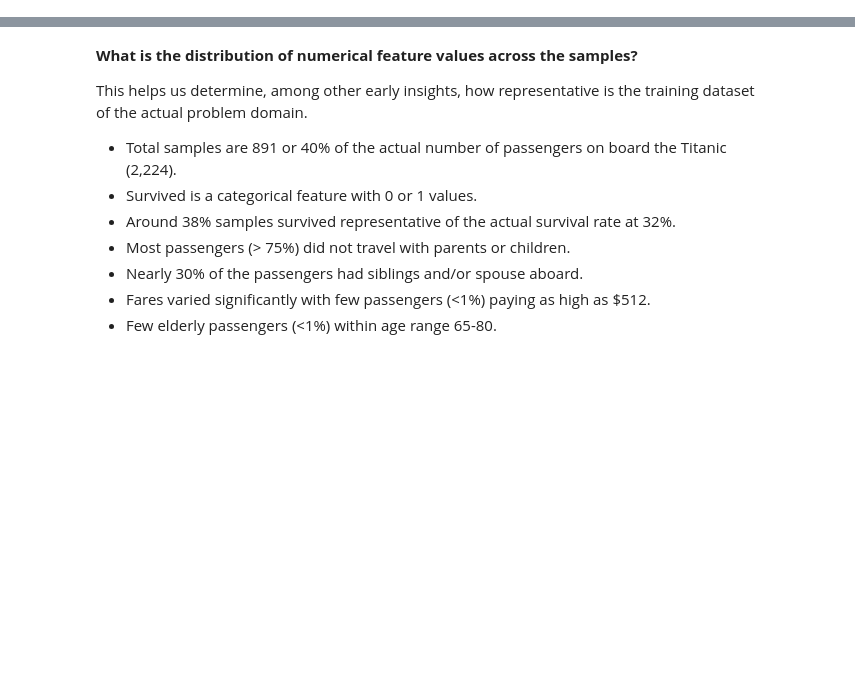
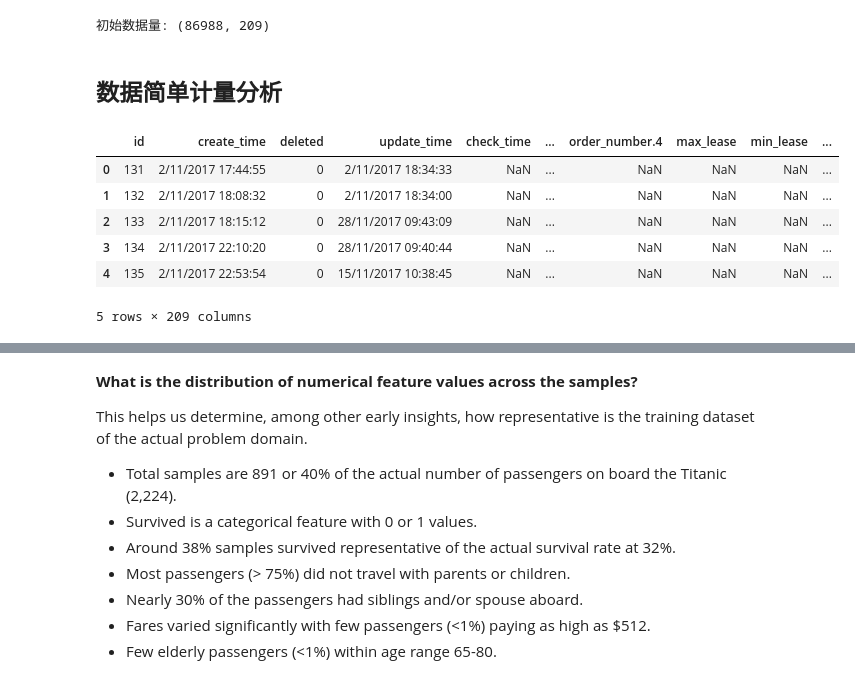
Before and after one commit to yangpingyan/pytools, a Jupyter notebook: datamining_mibao.ipynb, the cells around one changed output, grey strips where cells are left out. Cells and saved outputs as stored; diff of their text form; code cells hidden in the pictures; blank space fills up the shorter version.

```diff
--- a/datamining_mibao.ipynb
+++ b/datamining_mibao.ipynb
@@ -134,0 +115,22 @@ test_df.info()
+# %%
+# Datasets info
+PROJECT_ROOT_DIR = os.getcwd()
+DATA_ID = "学校数据.csv"
+DATASETS_PATH = os.path.join(PROJECT_ROOT_DIR, "datasets", DATA_ID)
+df_alldata = pd.read_csv(DATASETS_PATH, encoding='utf-8', engine='python')
+print("初始数据量: {}".format(df_alldata.shape))
+# %% [output]
+初始数据量: (86988, 209)
+# %% [markdown]
+## 数据简单计量分析
+# %%
+# 首5行数据
+df_alldata.head()
+# %% [output]
+|  | id | create_time | deleted | update_time | check_time | ... | order_number.4 | max_lease | min_lease | ... |
+| 0 | 131 | 2/11/2017 17:44:55 | 0 | 2/11/2017 18:34:33 | NaN | ... | NaN | NaN | NaN | ... |
+| 1 | 132 | 2/11/2017 18:08:32 | 0 | 2/11/2017 18:34:00 | NaN | ... | NaN | NaN | NaN | ... |
+| 2 | 133 | 2/11/2017 18:15:12 | 0 | 28/11/2017 09:43:09 | NaN | ... | NaN | NaN | NaN | ... |
+| 3 | 134 | 2/11/2017 22:10:20 | 0 | 28/11/2017 09:40:44 | NaN | ... | NaN | NaN | NaN | ... |
+| 4 | 135 | 2/11/2017 22:53:54 | 0 | 15/11/2017 10:38:45 | NaN | ... | NaN | NaN | NaN | ... |
+5 rows × 209 columns
```
Also changed, not shown: parts of 39 cells of this notebook, 1 other file.
